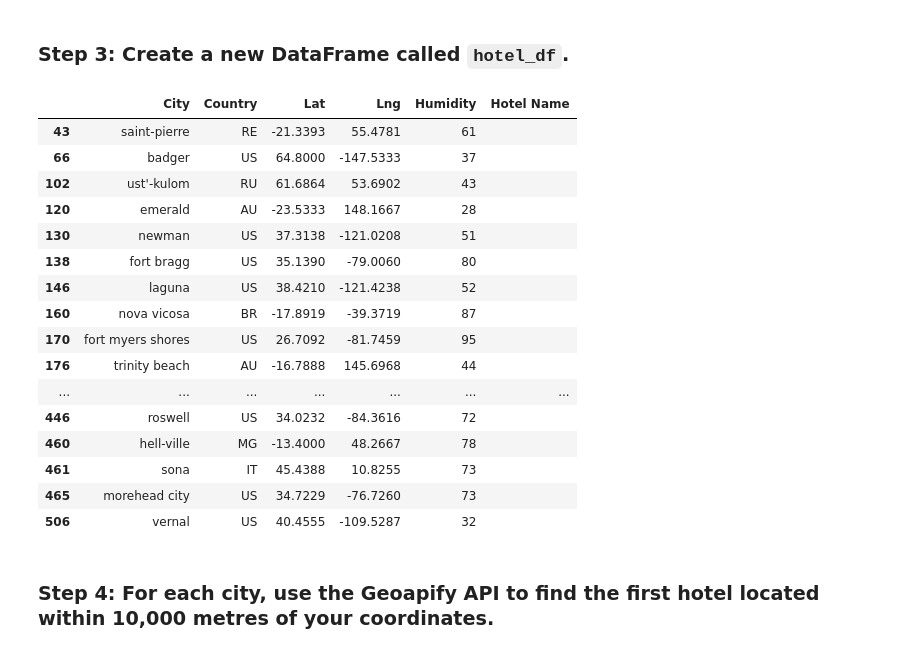
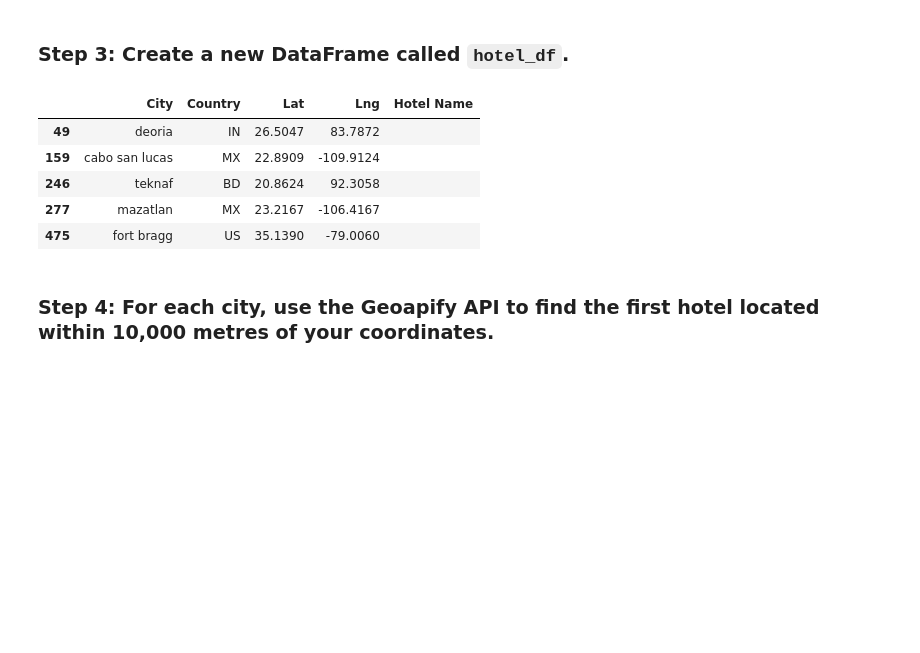
Before and after one commit to CoriEsposito/python-api-challenge, a Jupyter notebook: WeatherPy/VacationPy.ipynb, the cells around one changed output. Cells and saved outputs as stored; diff of their text form; code cells hidden in the pictures; blank space fills up the shorter version.

```diff
--- a/WeatherPy/VacationPy.ipynb
+++ b/WeatherPy/VacationPy.ipynb
@@ -41,12 +57,16 @@ city_data_df.head()
 ### Step 2: Narrow down the `city_data_df` DataFrame to find your ideal weather condition
 # %%
 # Narrow down cities that fit criteria and drop any results with null values
-# YOUR CODE HERE
-
+ideal_cities_df = city_data_df.loc[
+    (city_data_df["Max Temp"] < 80)
+    & (city_data_df["Max Temp"] > 70)
+    & (city_data_df["Wind Speed"] < 10)
+    & (city_data_df["Cloudiness"] == 0)
+]
 # Drop any rows with null values
-# YOUR CODE HERE
+ideal_cities_df = ideal_cities_df.dropna()
 
 # Display sample data
-# YOUR CODE HERE
+ideal_cities_df.head()
 # %% [output]
 |  | City_ID | City | Lat | Lng | Max Temp | Humidity | Cloudiness | Wind Speed | Country | Date |
@@ -70,31 +79,20 @@ city_data_df.head()
 ### Step 3: Create a new DataFrame called `hotel_df`.
 # %%
 # Use the Pandas copy function to create DataFrame called hotel_df to store the city, country, coordinates, and humidity
-# YOUR CODE HERE
+hotel_df = ideal_cities_df[["City", "Country", "Lat", "Lng"]].copy()
 
 # Add an empty column, "Hotel Name," to the DataFrame so you can store the hotel found using the Geoapify API
-# YOUR CODE HERE
+hotel_df["Hotel Name"] = ""
 
 # Display sample data
-# YOUR CODE HERE
+hotel_df.head()
 # %% [output]
-|  | City | Country | Lat | Lng | Humidity | Hotel Name |
-| 43 | saint-pierre | RE | -21.3393 | 55.4781 | 61 |  |
-| 66 | badger | US | 64.8000 | -147.5333 | 37 |  |
-| 102 | ust'-kulom | RU | 61.6864 | 53.6902 | 43 |  |
-| 120 | emerald | AU | -23.5333 | 148.1667 | 28 |  |
-| 130 | newman | US | 37.3138 | -121.0208 | 51 |  |
-| 138 | fort bragg | US | 35.1390 | -79.0060 | 80 |  |
-| 146 | laguna | US | 38.4210 | -121.4238 | 52 |  |
-| 160 | nova vicosa | BR | -17.8919 | -39.3719 | 87 |  |
-| 170 | fort myers shores | US | 26.7092 | -81.7459 | 95 |  |
-| 176 | trinity beach | AU | -16.7888 | 145.6968 | 44 |  |
-| ... | ... | ... | ... | ... | ... | ... |
-| 446 | roswell | US | 34.0232 | -84.3616 | 72 |  |
-| 460 | hell-ville | MG | -13.4000 | 48.2667 | 78 |  |
-| 461 | sona | IT | 45.4388 | 10.8255 | 73 |  |
-| 465 | morehead city | US | 34.7229 | -76.7260 | 73 |  |
-| 506 | vernal | US | 40.4555 | -109.5287 | 32 |  |
+|  | City | Country | Lat | Lng | Hotel Name |
+| 49 | deoria | IN | 26.5047 | 83.7872 |  |
+| 159 | cabo san lucas | MX | 22.8909 | -109.9124 |  |
+| 246 | teknaf | BD | 20.8624 | 92.3058 |  |
+| 277 | mazatlan | MX | 23.2167 | -106.4167 |  |
+| 475 | fort bragg | US | 35.1390 | -79.0060 |  |
 # %% [markdown]
 ### Step 4: For each city, use the Geoapify API to find the first hotel located within 10,000 metres of your coordinates.
 # %%
```
Also changed, not shown: parts of 7 cells of this notebook, 2 other files.
